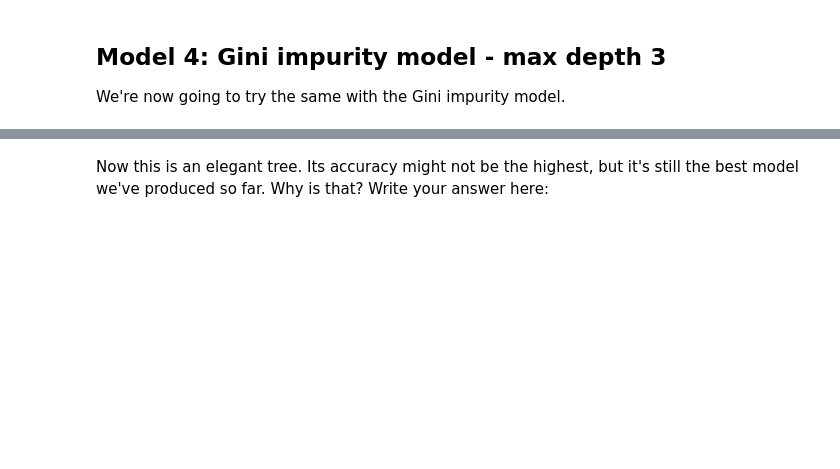
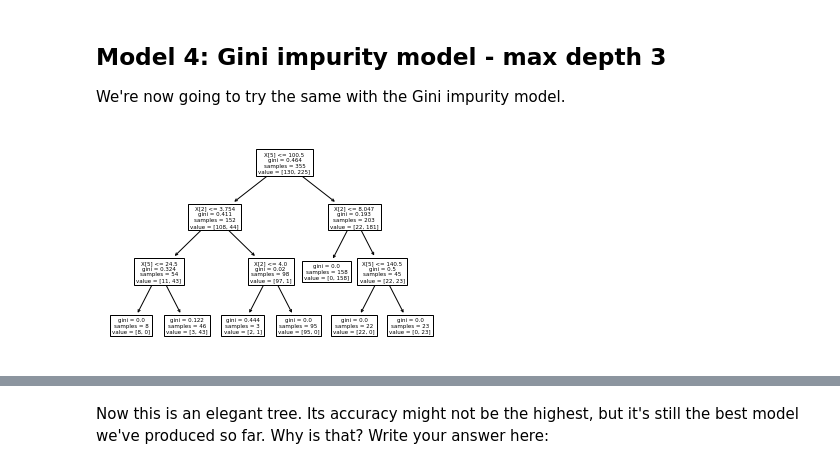
Before and after one commit to allen44/case-study-decision-tree, a Jupyter notebook: Springboard_Decision_Tree_Specialty_Coffee_Case_Study_Tier_3.ipynb, the cells around one changed output, grey strips where cells are left out. Saved outputs shown, nothing was run; the diff lists cells and outputs as text; code cells hidden in the pictures; blank space fills up the shorter version.

```diff
--- a/Springboard_Decision_Tree_Specialty_Coffee_Case_Study_Tier_3.ipynb
+++ b/Springboard_Decision_Tree_Specialty_Coffee_Case_Study_Tier_3.ipynb
@@ -532,7 +618,7 @@ So our accuracy decreased, but is this certainly an inferior tree to the max dep
 We're now going to try the same with the Gini impurity model.
 # %%
 # As before, make a variable, but call it gini_model2, and ensure the max_depth parameter is set to 3
-_ _ _ = _ _ _._ _ _(_ _ _ ='_ _ _ ', _ _ _ = 1234, _ _ _  = _ _ _ )
+gini_model2 = tree.DecisionTreeClassifier(criterion='gini', max_depth=3)
 
 # Do the fit, predict, and series transformations as before.
-_ _ _
+y_pred = gini_model2.fit(X_train, y_train).predict(X_test)
@@ -546,3 +625,10 @@ _ _ _
+# %%
+gini_model2_plot = tree.plot_tree(gini_model2)
+
+# Alternatively for class_names use gini_model2.classes_
+gini_model2_classes = gini_model2.classes_
+# %% [output]
+[figure, added]
 # %%
 print("Gini impurity  model - max depth 3")
 print("Accuracy:", metrics.accuracy_score(y_test,y_pred))
```
Also changed, not shown: parts of 33 cells of this notebook.
